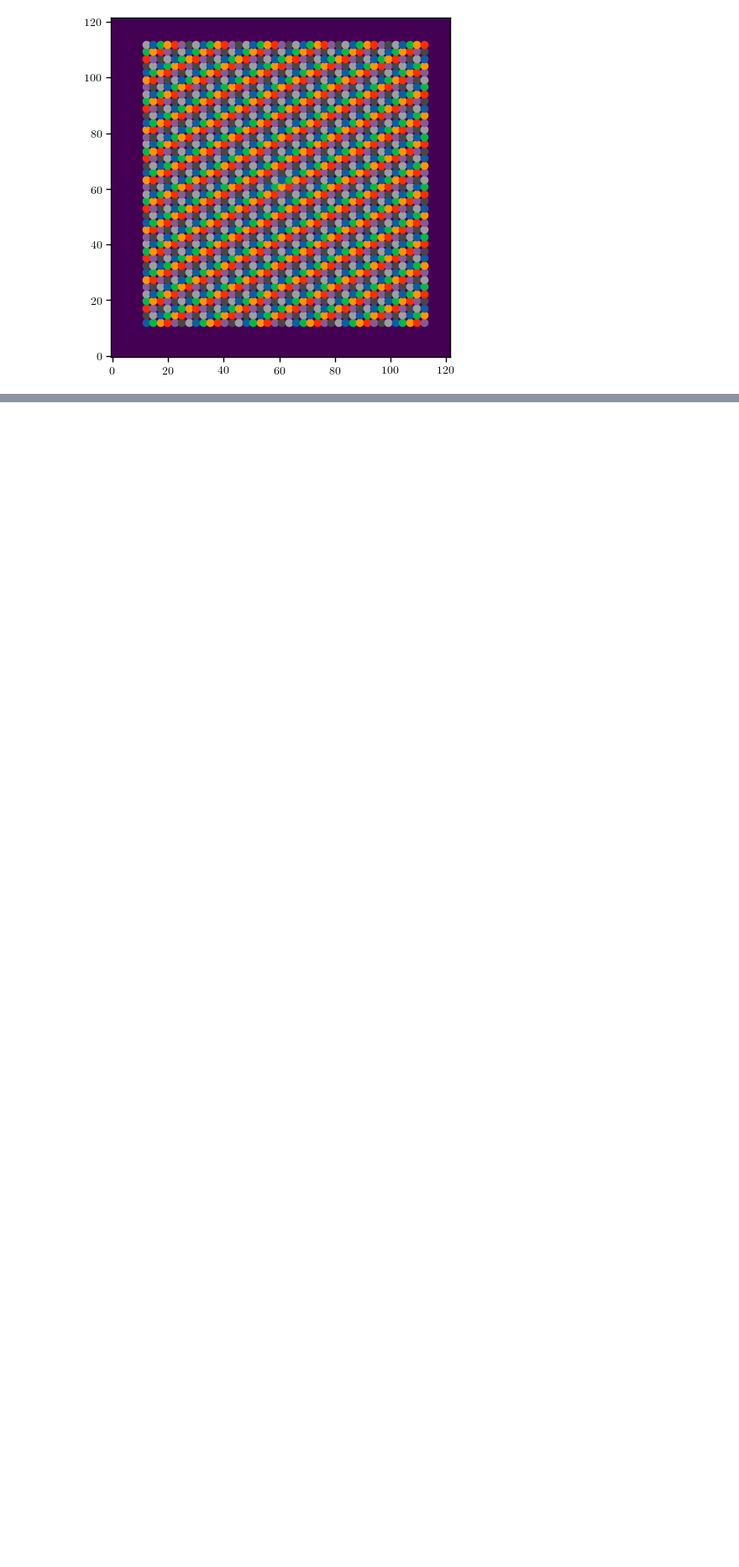
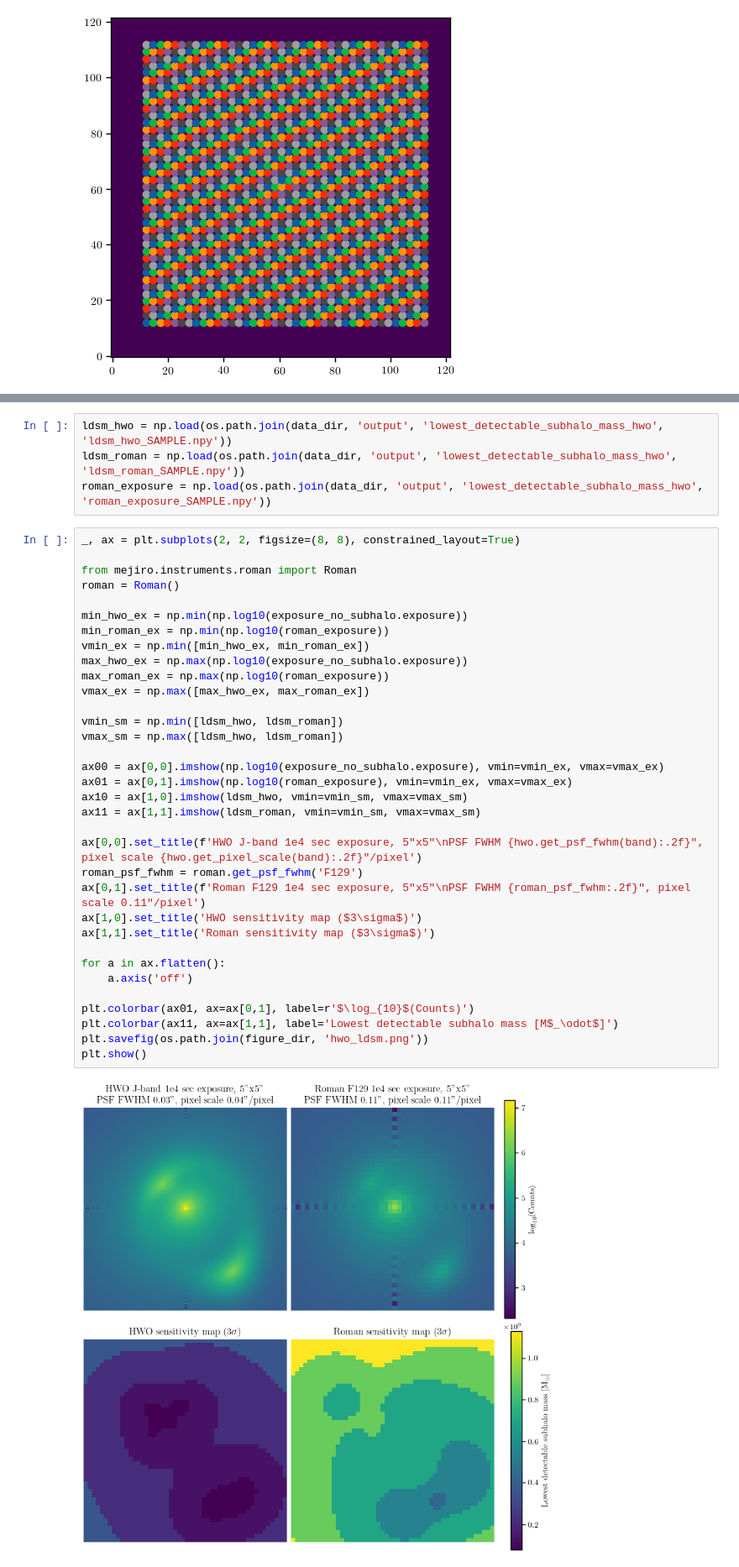
Before and after one commit to AstroMusers/mejiro, a Jupyter notebook: notebooks/hwo/lowest_detectable_subhalo_mass_hwo.ipynb, the cells around one changed output, grey strips where cells are left out. Shown: that part at 84% size. Drawn from its saved outputs; the diff is of its cells as text; blank space fills up the shorter version.

Commit message:
finish preliminary version of HWO sensitivity map

```diff
--- a/notebooks/hwo/lowest_detectable_subhalo_mass_hwo.ipynb
+++ b/notebooks/hwo/lowest_detectable_subhalo_mass_hwo.ipynb
@@ -215,0 +246,40 @@ plt.show()
+# %%
+ldsm_hwo = np.load(os.path.join(data_dir, 'output', 'lowest_detectable_subhalo_mass_hwo', 'ldsm_hwo_SAMPLE.npy'))
+ldsm_roman = np.load(os.path.join(data_dir, 'output', 'lowest_detectable_subhalo_mass_hwo', 'ldsm_roman_SAMPLE.npy'))
+roman_exposure = np.load(os.path.join(data_dir, 'output', 'lowest_detectable_subhalo_mass_hwo', 'roman_exposure_SAMPLE.npy'))
+# %%
+_, ax = plt.subplots(2, 2, figsize=(8, 8), constrained_layout=True)
+
+from mejiro.instruments.roman import Roman
+roman = Roman()
+
+min_hwo_ex = np.min(np.log10(exposure_no_subhalo.exposure))
+min_roman_ex = np.min(np.log10(roman_exposure))
+vmin_ex = np.min([min_hwo_ex, min_roman_ex])
+max_hwo_ex = np.max(np.log10(exposure_no_subhalo.exposure))
+max_roman_ex = np.max(np.log10(roman_exposure))
+vmax_ex = np.max([max_hwo_ex, max_roman_ex])
+
+vmin_sm = np.min([ldsm_hwo, ldsm_roman])
+vmax_sm = np.max([ldsm_hwo, ldsm_roman])
+
+ax00 = ax[0,0].imshow(np.log10(exposure_no_subhalo.exposure), vmin=vmin_ex, vmax=vmax_ex)
+ax01 = ax[0,1].imshow(np.log10(roman_exposure), vmin=vmin_ex, vmax=vmax_ex)
+ax10 = ax[1,0].imshow(ldsm_hwo, vmin=vmin_sm, vmax=vmax_sm)
+ax11 = ax[1,1].imshow(ldsm_roman, vmin=vmin_sm, vmax=vmax_sm)
+
+ax[0,0].set_title(f'HWO J-band 1e4 sec exposure, 5"x5"\nPSF FWHM {hwo.get_psf_fwhm(band):.2f}", pixel scale {hwo.get_pixel_scale(band):.2f}"/pixel')
+roman_psf_fwhm = roman.get_psf_fwhm('F129')
+ax[0,1].set_title(f'Roman F129 1e4 sec exposure, 5"x5"\nPSF FWHM {roman_psf_fwhm:.2f}", pixel scale 0.11"/pixel')
+ax[1,0].set_title('HWO sensitivity map ($3\sigma$)')
+ax[1,1].set_title('Roman sensitivity map ($3\sigma$)')
+
+for a in ax.flatten():
+    a.axis('off')
+
+plt.colorbar(ax01, ax=ax[0,1], label=r'$\log_{10}$(Counts)')
+plt.colorbar(ax11, ax=ax[1,1], label='Lowest detectable subhalo mass [M$_\odot$]')
+plt.savefig(os.path.join(figure_dir, 'hwo_ldsm.png'))
+plt.show()
+# %% [output]
+[figure, added]
```
Also changed, not shown: parts of 11 cells of this notebook, 4 other files.
